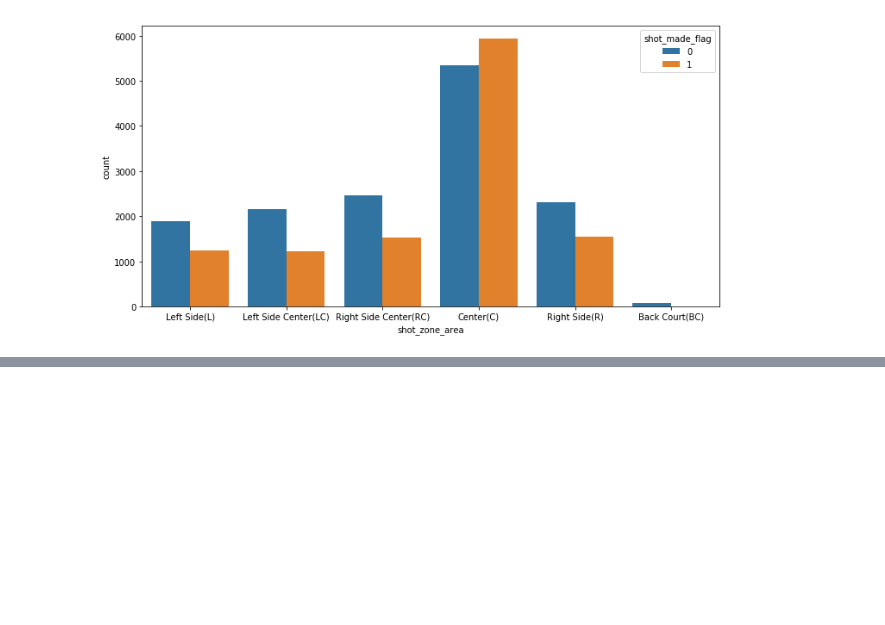
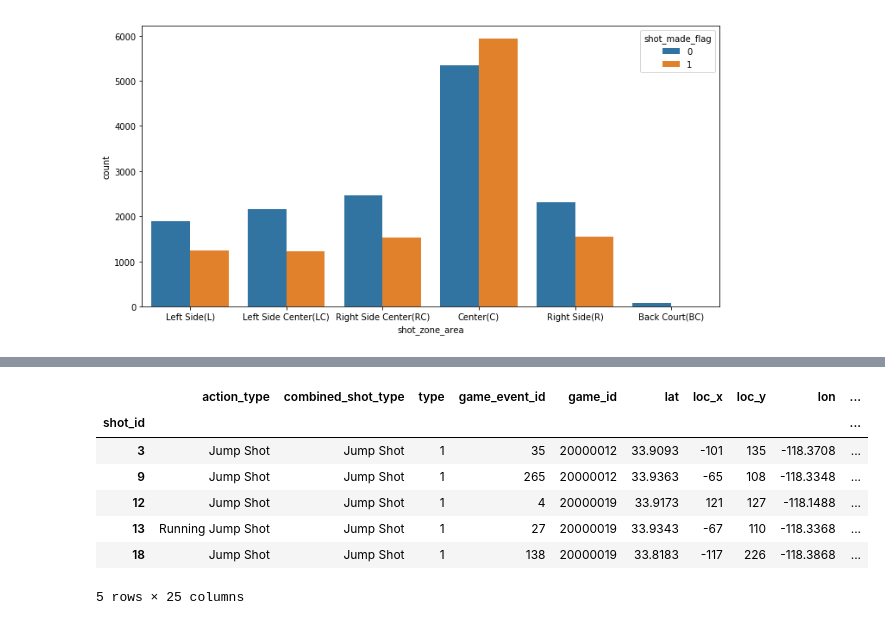
Before and after one commit to AustinLVB/KaggleKobe, a Jupyter notebook: Project1VisualizationLVBISHOP.ipynb, the cells around one changed output, grey strips where cells are left out. Drawn from its saved outputs; the diff is of its cells as text; code cells hidden in the pictures; blank space fills up the shorter version.

```diff
--- a/Project1VisualizationLVBISHOP.ipynb
+++ b/Project1VisualizationLVBISHOP.ipynb
@@ -449,0 +716,12 @@ pylab.show()
+# %%
+df3 = df[(df.shot_made_flag == 1) & (df.combined_shot_type =="Jump Shot")]
+df3.head()
+# %% [output]
+|  | action_type | combined_shot_type | type | game_event_id | game_id | lat | loc_x | loc_y | lon | ... |
+| shot_id |  |  |  |  |  |  |  |  |  | ... |
+| 3 | Jump Shot | Jump Shot | 1 | 35 | 20000012 | 33.9093 | -101 | 135 | -118.3708 | ... |
+| 9 | Jump Shot | Jump Shot | 1 | 265 | 20000012 | 33.9363 | -65 | 108 | -118.3348 | ... |
+| 12 | Jump Shot | Jump Shot | 1 | 4 | 20000019 | 33.9173 | 121 | 127 | -118.1488 | ... |
+| 13 | Running Jump Shot | Jump Shot | 1 | 27 | 20000019 | 33.9343 | -67 | 110 | -118.3368 | ... |
+| 18 | Jump Shot | Jump Shot | 1 | 138 | 20000019 | 33.8183 | -117 | 226 | -118.3868 | ... |
+5 rows × 25 columns
```
Also changed, not shown: parts of 26 cells of this notebook.
